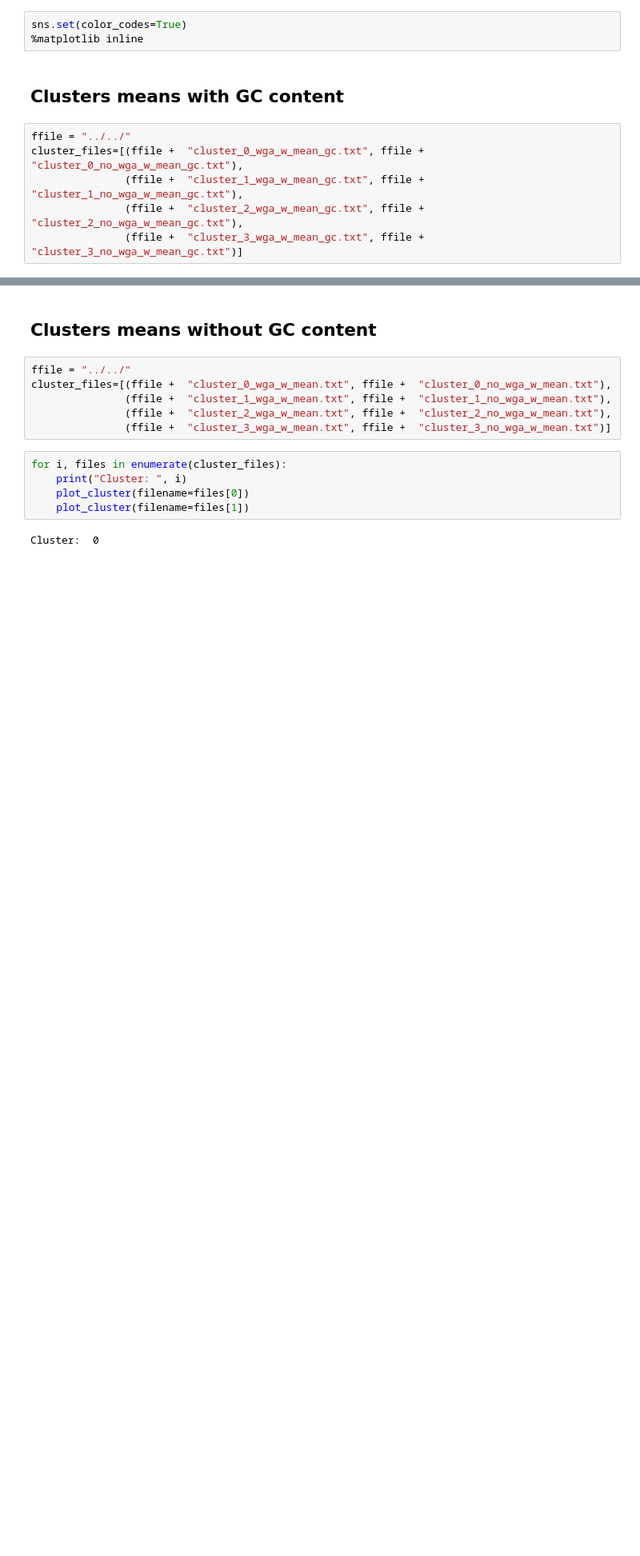
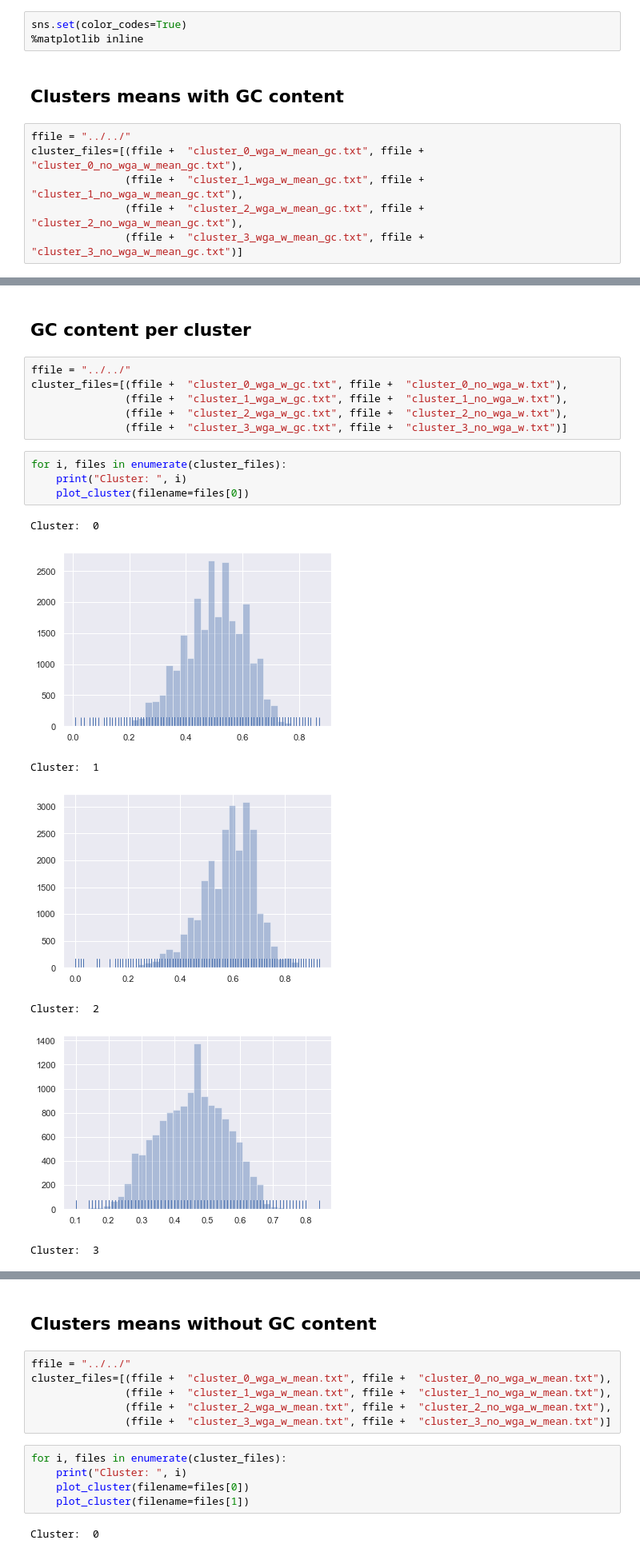
Before and after one commit to pockerman/hidden_markov_modeling, a Jupyter notebook: stories/story_3.ipynb, the cells around one changed output, grey strips where cells are left out. Shown at 80% size. Saved outputs shown, nothing was run; the diff lists cells and outputs as text; blank space fills up the shorter version.

```diff
--- a/stories/story_3.ipynb
+++ b/stories/story_3.ipynb
@@ -65,0 +66,20 @@ Cluster:  3
+# %% [markdown]
+## GC content per cluster
+# %%
+ffile = "../../"
+cluster_files=[(ffile +  "cluster_0_wga_w_gc.txt", ffile +  "cluster_0_no_wga_w.txt"),
+               (ffile +  "cluster_1_wga_w_gc.txt", ffile +  "cluster_1_no_wga_w.txt"),
+               (ffile +  "cluster_2_wga_w_gc.txt", ffile +  "cluster_2_no_wga_w.txt"),
+               (ffile +  "cluster_3_wga_w_gc.txt", ffile +  "cluster_3_no_wga_w.txt")]
+# %%
+for i, files in enumerate(cluster_files):
+    print("Cluster: ", i)
+    plot_cluster(filename=files[0])
+# %% [output]
+Cluster:  0
+[figure, added]
+Cluster:  1
+[figure, added]
+Cluster:  2
+[figure, added]
+Cluster:  3
```
Also changed, not shown: parts of 3 cells of this notebook.
